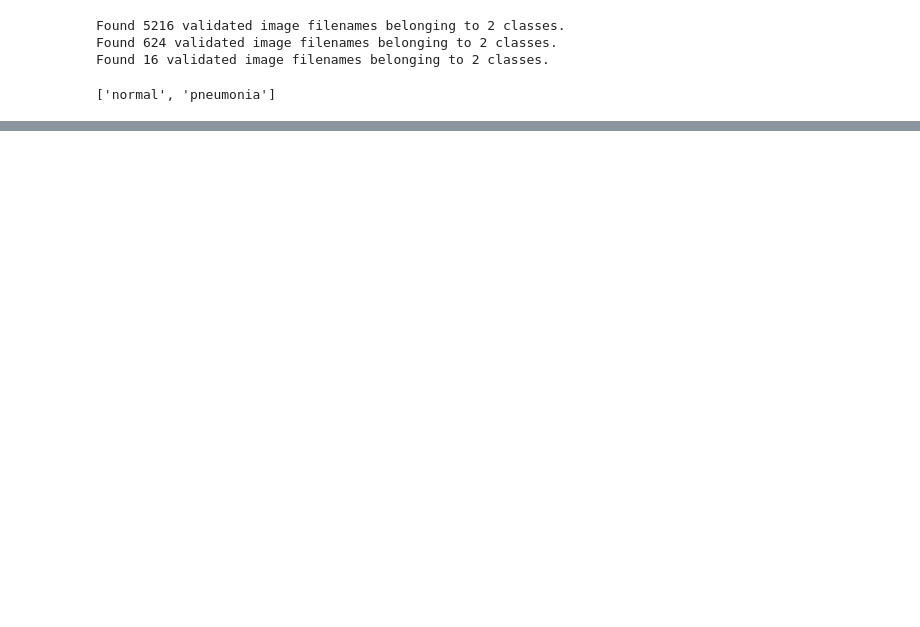
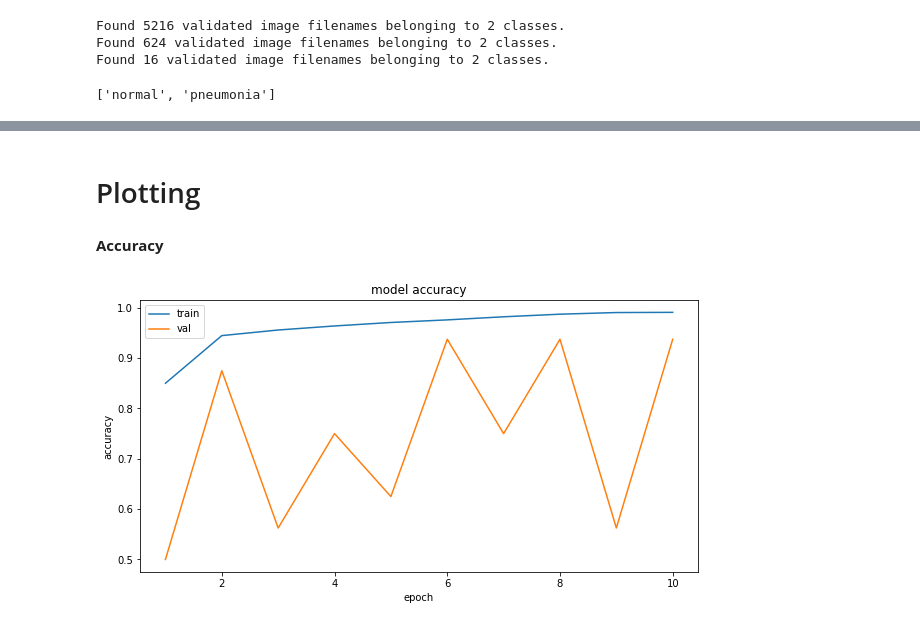
Before and after one commit to Rahulraj31/Chest_Xray_Pneumonia, a Jupyter notebook: Chest_X_ray.ipynb, the cells around one changed output, grey strips where cells are left out. Cells and saved outputs as stored; diff of their text form; code cells hidden in the pictures; blank space fills up the shorter version.

```diff
--- a/Chest_X_ray.ipynb
+++ b/Chest_X_ray.ipynb
@@ -183,6 +202,7 @@ print (classes)
 # %%
 cnn= Sequential([
                         #cnn layer
+
                         layers.Conv2D(filters=32,kernel_size=(3,3),activation='relu',padding='same',input_shape=(244,244,3)),
                         layers.Conv2D(filters=32,kernel_size=(3,3),activation='relu',padding='same'),
                         layers.MaxPool2D(pool_size=(2,2)),
@@ -191,12 +211,16 @@ cnn= Sequential([
                         layers.Conv2D(filters=32,kernel_size=(3,3),activation='relu',padding='same'),
                         layers.MaxPool2D(pool_size=(2,2)),
 
+                        layers.Conv2D(filters=32,kernel_size=(3,3),activation='relu',padding='same'),
+                        layers.BatchNormalization(),
+                        layers.MaxPool2D(pool_size=(2,2)),
+
                         layers.Flatten(),
                         layers.Dense(128, activation='relu'),
-                        layers.Dropout(rate=0.3),
+                        layers.Dropout(rate=0.5),
                         layers.Dense(64, activation="relu"),
                         layers.Dense(2, activation="sigmoid")
 
 ])
 # %%
-cnn.compile(optimizer="adam", loss="categorical_crossentropy", metrics=["accuracy"])
+cnn.compile(optimizer="adam", loss="binary_crossentropy", metrics=["accuracy"])
@@ -225,0 +305,17 @@ Epoch 10/10
+# %% [markdown]
+# Plotting
+# %% [markdown]
+**Accuracy**
+# %%
+plt.figure(figsize=(10,5))
+epochs=range(1,len(History.history['val_accuracy'])+1)
+
+plt.plot(epochs,History.history["accuracy"])
+plt.plot(epochs,History.history['val_accuracy'])
+plt.title('model accuracy')
+plt.ylabel('accuracy')
+plt.xlabel('epoch')
+plt.legend(['train', 'val'], loc='upper left')
+plt.show()
+# %% [output]
+[figure, added]
```
Also changed, not shown: parts of 23 cells of this notebook.
